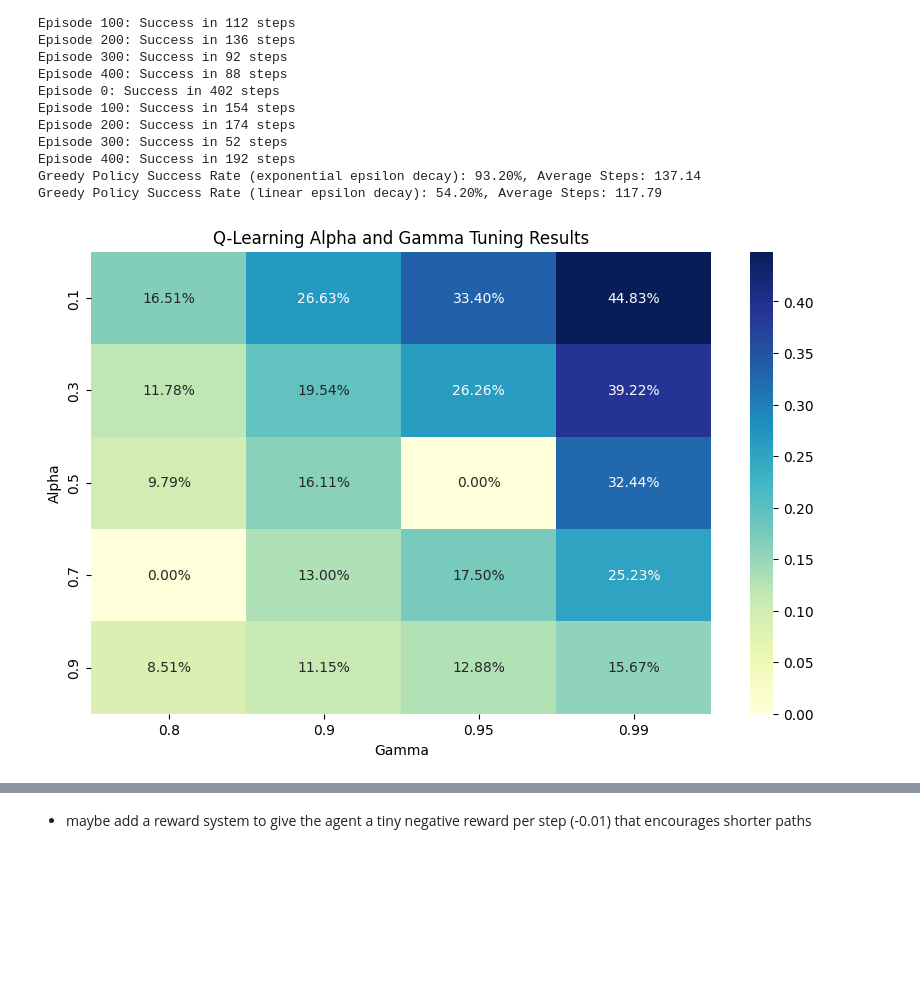
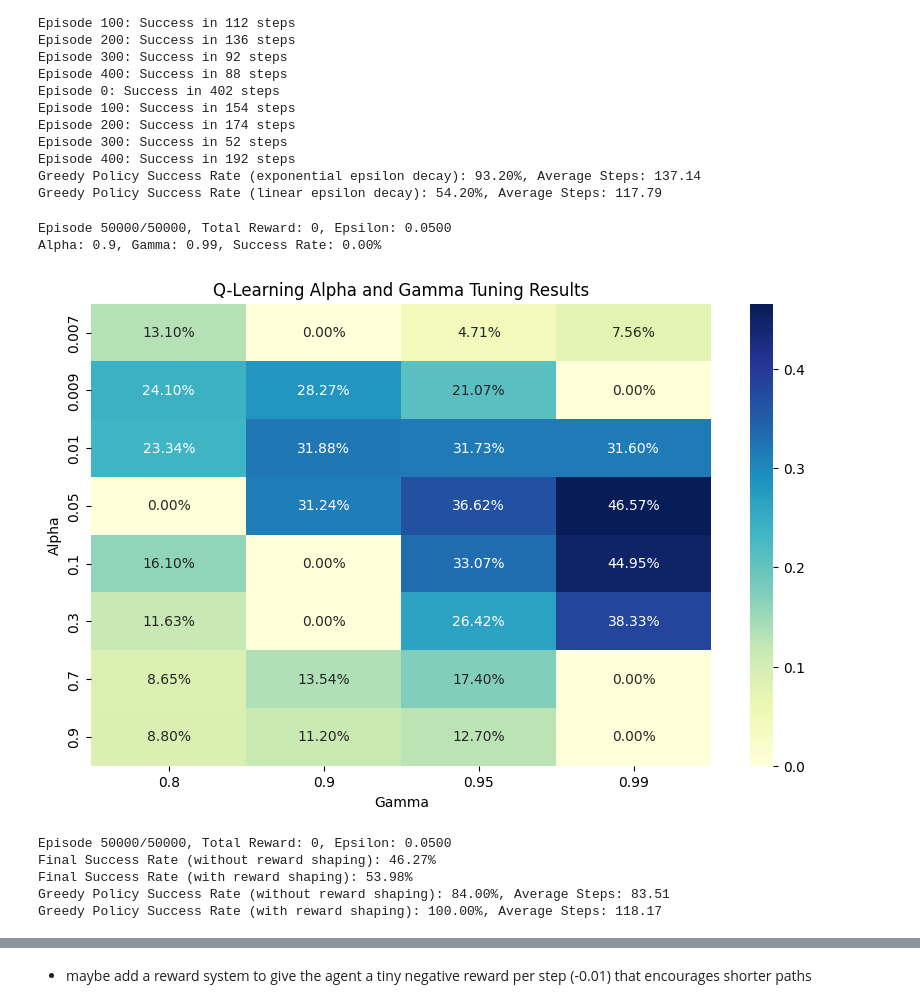
Before and after one commit to jofa016/ACIT4610---Final-Group-Project, a Jupyter notebook: R_f/Project_5/notebook/feature_engineering.ipynb, the cells around one changed output, grey strips where cells are left out. Saved outputs shown, nothing was run; the diff lists cells and outputs as text; code cells hidden in the pictures; blank space fills up the shorter version.

```diff
--- a/R_f/Project_5/notebook/feature_engineering.ipynb
+++ b/R_f/Project_5/notebook/feature_engineering.ipynb
@@ -562,30 +554,33 @@ Greedy Policy Success Rate (linear epsilon decay): 54.20%, Average Steps: 117.79
 # %%
 # Learning Rate and Discount Factor Tuning
 def q_learning_alpha_gamma_tuning(env: gym.Env, alpha_values: list, gamma_values: list, num_episodes: int = 10000):
     results = []
     for alpha in alpha_values:
         for gamma in gamma_values:
             Q, rewards, success_flags = q_learning_training(env, num_episodes=num_episodes, alpha=alpha, gamma=gamma, epsilon=1.0, epsilon_min=0.05, epsilon_decay=0.9999, visualize=False)
             success_rate = np.mean(success_flags)
             results.append((alpha, gamma, success_rate))
             print(f"Alpha: {alpha}, Gamma: {gamma}, Success Rate: {success_rate:.2%}")
     df_results = pd.DataFrame(results, columns=['Alpha', 'Gamma', 'Success Rate'])
     return df_results
 
 # heatmap of tuning results
 def plot_tuning_heatmap(df_results):
     pivot_table = df_results.pivot(index='Alpha', columns='Gamma', values='Success Rate')
     plt.figure(figsize=(10, 6))
     sns.heatmap(pivot_table, annot=True, fmt=".2%", cmap='YlGnBu')
     plt.title('Q-Learning Alpha and Gamma Tuning Results')
     plt.xlabel('Gamma')
     plt.ylabel('Alpha')
     plt.show()
 
 
-alpha_values = [0.1, 0.3, 0.5, 0.7, 0.9]
+alpha_values = [
+    0.007, 0.009, 0.01, 0.05, 0.1, 0.3, 0.7, 0.9]
 gamma_values = [0.8, 0.9, 0.95, 0.99]
-#tuning_results = q_learning_alpha_gamma_tuning(env, alpha_values, gamma_values, num_episodes=50000)
+tuning_results = q_learning_alpha_gamma_tuning(env, alpha_values, gamma_values, num_episodes=50000)
 plot_tuning_heatmap(tuning_results)
 # %% [output]
+Episode 50000/50000, Total Reward: 0, Epsilon: 0.0500
+Alpha: 0.9, Gamma: 0.99, Success Rate: 0.00%
-[figure, old version]
+[figure, new version]
@@ -591,0 +651,18 @@ plot_tuning_heatmap(tuning_results)
+# %%
+# compute Q-learning with reward shaping and compare results without reward shaping
+Q_trained_shaped, rewards_shaped, success_flags_shaped = q_learning_training_with_reward_shaping(env, num_episodes=50000, alpha=0.05, gamma=0.99, epsilon=1.0, epsilon_min=0.05, epsilon_decay=0.9999, visualize=False, epsilon_scheduling_type='normal')
+Q_trained, rewards, success_flags = q_learning_training(env, num_episodes=50000, alpha=0.05, gamma=0.99, epsilon=1.0, epsilon_min=0.05, epsilon_decay=0.9999, visualize=False, epsilon_scheduling_type='normal')
+#success rate
+print(f"Final Success Rate (without reward shaping): {np.mean(success_flags):.2%}")
+print(f"Final Success Rate (with reward shaping): {np.mean(success_flags_shaped):.2%}")
+# greedy evaluation
+greedy_success_flags_no_shaping, greedy_steps_no_shaping = reliable_greedy_evaluator(env, Q_trained, num_episodes=500)
+greedy_success_flags_with_shaping, greedy_steps_with_shaping = reliable_greedy_evaluator(env, Q_trained_shaped, num_episodes=500)
+print(f"Greedy Policy Success Rate (without reward shaping): {np.mean(greedy_success_flags_no_shaping):.2%}, Average Steps: {np.mean(greedy_steps_no_shaping):.2f}")
+print(f"Greedy Policy Success Rate (with reward shaping): {np.mean(greedy_success_flags_with_shaping):.2%}, Average Steps: {np.mean(greedy_steps_with_shaping):.2f}")
+# %% [output]
+Episode 50000/50000, Total Reward: 0, Epsilon: 0.0500
+Final Success Rate (without reward shaping): 46.27%
+Final Success Rate (with reward shaping): 53.98%
+Greedy Policy Success Rate (without reward shaping): 84.00%, Average Steps: 83.51
+Greedy Policy Success Rate (with reward shaping): 100.00%, Average Steps: 118.17
```
Also changed, not shown: parts of 7 cells of this notebook.
